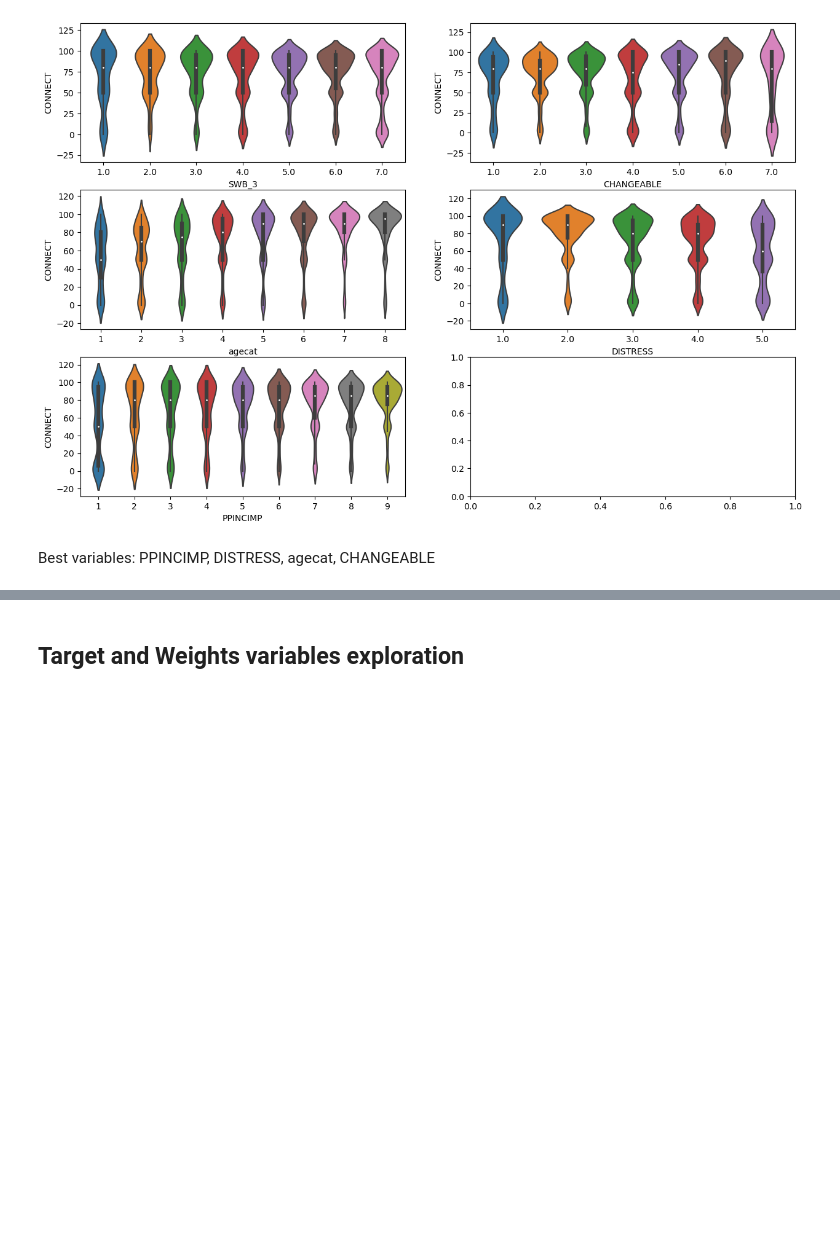
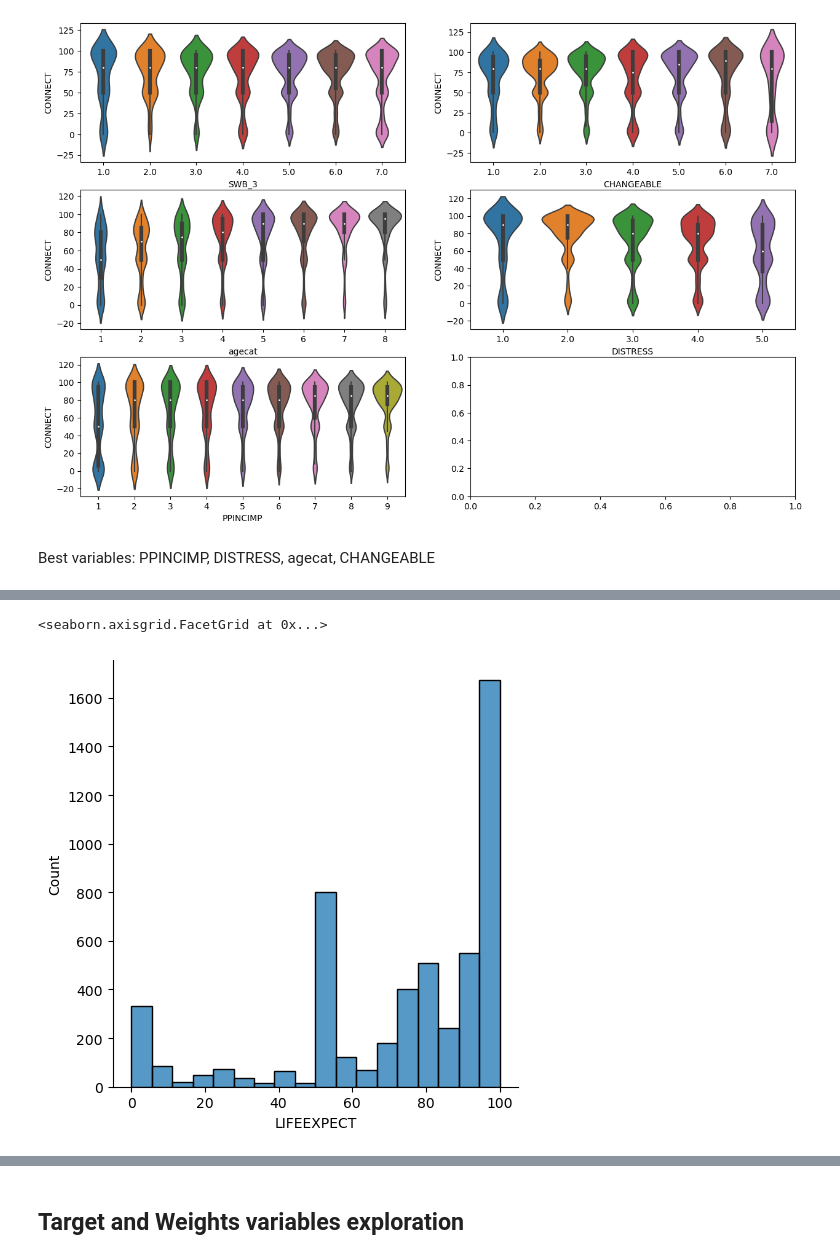
Before and after one commit to inesmcm26/ims_grant, a Jupyter notebook: data_exploration.ipynb, the cells around one changed output, grey strips where cells are left out. Saved outputs shown, nothing was run; the diff lists cells and outputs as text; code cells hidden in the pictures; blank space fills up the shorter version.

```diff
--- a/data_exploration.ipynb
+++ b/data_exploration.ipynb
@@ -566,0 +592,5 @@ Best variables: PPINCIMP, DISTRESS, agecat, CHANGEABLE
+# %%
+sns.displot(x = 'LIFEEXPECT', data = data[data['LIFEEXPECT'] != -2])
+# %% [output]
+<seaborn.axisgrid.FacetGrid at 0x...>
+[figure, added]
```
Also changed, not shown: parts of 20 cells of this notebook, 6 other files.
